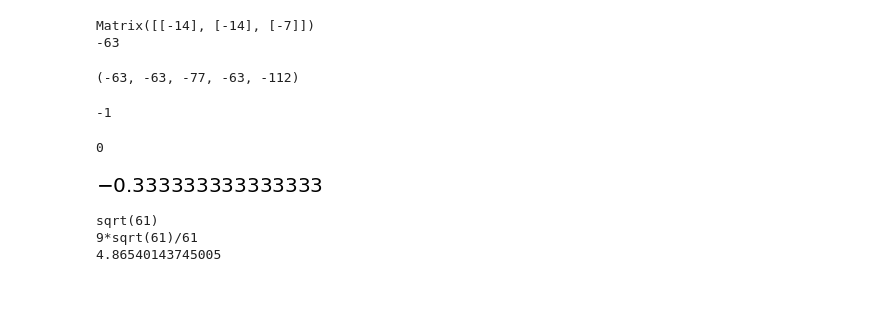
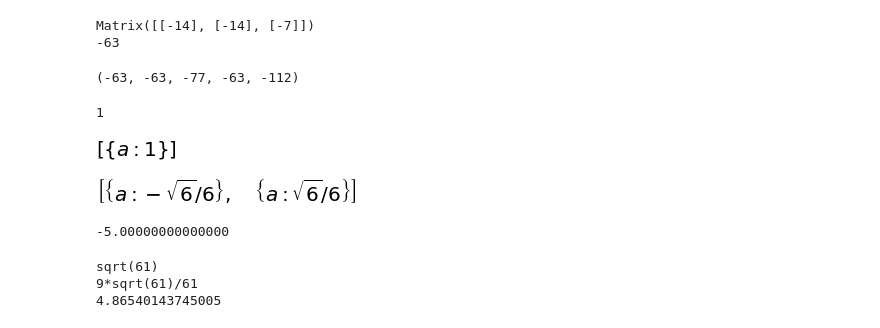
Before and after one commit to Physalisx8/Mathe2, a Jupyter notebook: Kiwan/Aufgabensammlung Mathe 2 WiSe 19.ipynb, the cells around one changed output. Saved outputs shown, nothing was run; the diff lists cells and outputs as text; code cells hidden in the pictures; blank space fills up the shorter version.

```diff
--- a/Kiwan/Aufgabensammlung Mathe 2 WiSe 19.ipynb
+++ b/Kiwan/Aufgabensammlung Mathe 2 WiSe 19.ipynb
@@ -1232,3 +1406,14 @@ w = Matrix([2,-1])
 #Lösung: 4.47 oder 3.16
 # %% [output]
 [figure]
+# %%
+from sympy import *
+#from math import sin,cos
+degToRad = (pi/180)
+radToDeg = (180/pi)
+M = Matrix([[cos(90*degToRad), -sin(90*degToRad)], [sin(90*degToRad), cos(90*degToRad)]])
+v = Matrix([1,2])
+w = Matrix([2,-1])
+vw=v+w
+(M*v).norm()+(M*w).norm(),(M*vw).norm()
+M*v,M*w
@@ -1361,31 +1569,44 @@ Matrix([[-14], [-14], [-7]])
 # %%
 #Nr.237
 from sympy import *
-for a in range (-10,11):
+for a in range (1,11):
     M = (1/sqrt(2)) * Matrix([[a,0,-1], [-1,0,-1], [0, sqrt(2), 0]])
-    if M.det() == 0:
+    if M * M.T == eye(3): #siehe Buch Lösung zu Nr.569
         print(a)
-#Lösung: -1
+
+
+#Alternativ
+a = symbols("a")
+M = (1/sqrt(2)) * Matrix([[a,0,-1], [-1,0,-1], [0, sqrt(2), 0]])
+solve(M * M.T - eye(3)) #siehe Buch Lösung zu Nr.569
+#Lösung: 1
 # %% [output]
--1
+1
+[figure, added]
 # %%
 #Nr.238
 from sympy import *
-for a in range (-10,11):
+for a in range (1,11):
     M = a * Matrix([[sqrt(3),-sqrt(3),0], [sqrt(2),sqrt(2),sqrt(2)], [1,1,-2]])
-    if M.det() == 0:
+    if M.T*M==eye(3): #siehe Buch Lösung zu Nr.569
         print(a)
-#Lösung: 0
+#funzt hier nicht oof
+
+#Alternativ
+a = symbols("a")
+M = a * Matrix([[sqrt(3),-sqrt(3),0], [sqrt(2),sqrt(2),sqrt(2)], [1,1,-2]])
+solve(M * M.T - eye(3)) #siehe Buch Lösung zu Nr.569
+#Lösung: sqrt(6)/6 oder -sqrt(6)/6
 # %% [output]
-0
+[figure, added]
 # %%
 #Nr.240
 from sympy import *
 P = Matrix([5,6,1])
-(1/3) * ((Matrix([2,-1,2]).dot(P))-7)
-#Lösung: -1/3
+(1/3) * (Matrix([2,-1,2]).dot(P)) - 7
+#Lösung: |-5| = 5
 # %% [output]
-[figure, removed]
+-5.00000000000000
 # %%
 #Nr.241
 from sympy import *
```
Also changed, not shown: parts of 67 cells of this notebook, 1 other file.
